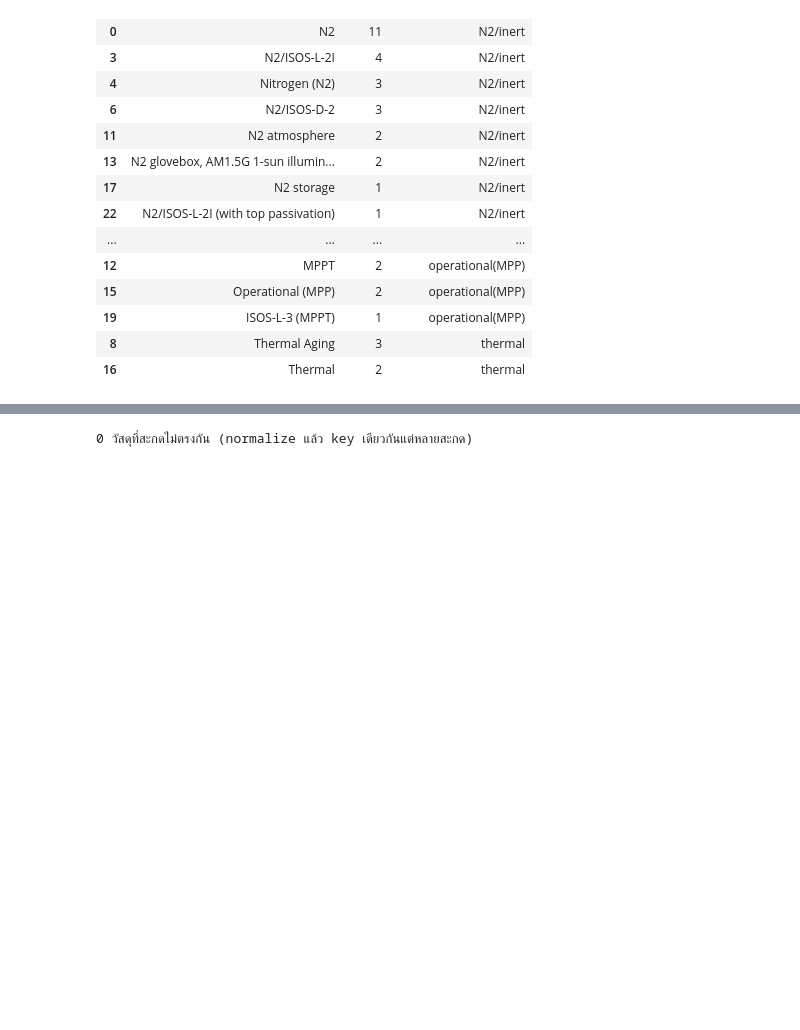
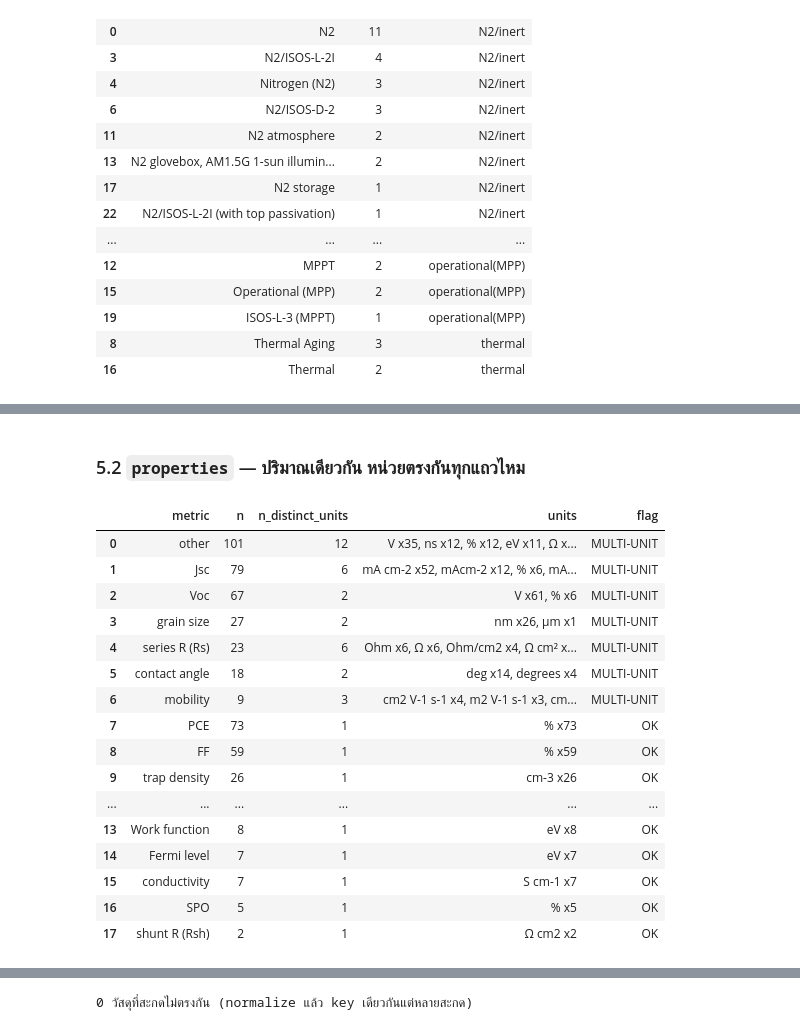
Before and after one commit to NiOx-based-Perovskite-Solar-Cell/Perovskite-Research, a Jupyter notebook: notebooks/column_audit.ipynb, the cells around one changed output, grey strips where cells are left out. Cells and saved outputs as stored; diff of their text form; code cells hidden in the pictures; blank space fills up the shorter version.

```diff
--- a/notebooks/column_audit.ipynb
+++ b/notebooks/column_audit.ipynb
@@ -547,0 +586,47 @@ edf.sort_values(["atmosphere","count"], ascending=[True,False])
+# %% [markdown]
+### 5.2 `properties` — ปริมาณเดียวกัน หน่วยตรงกันทุกแถวไหม
+# %%
+def metric_of(name):
+    n = str(name).lower()
+    for k,b in [("pce","PCE"),("voc","Voc"),("jsc","Jsc"),("ff","FF"),
+                ("band","bandgap"),("vbm","VBM"),("fermi","Fermi level"),
+                ("work function","Work function"),("mobility","mobility"),
+                ("trap","trap density"),("grain","grain size"),
+                ("contact angle","contact angle"),("rms","roughness RMS"),
+                ("conductivity","conductivity"),("lifetime","carrier lifetime"),
+                ("eqe","EQE"),("spo","SPO")]:
+        if k in n: return b
+    if re.search(r"\brs\b", n) or "series resist" in n: return "series R (Rs)"
+    if "rsh" in n or "shunt" in n: return "shunt R (Rsh)"
+    return "other"
+
+pp = t["properties"].copy()
+pp["metric"] = pp["property"].map(metric_of)
+pp["u"] = pp["unit"].astype(str).str.strip()
+rows = []
+for m, grp in pp.dropna(subset=["unit"]).groupby("metric"):
+    uv = grp["u"].value_counts()
+    rows.append({"metric":m,"n":int(uv.sum()),"n_distinct_units":int(uv.size),
+                 "units":", ".join(f"{u} x{c}" for u,c in uv.items()),
+                 "flag":"MULTI-UNIT" if uv.size>1 else "OK"})
+prop_unit_consistency = (pd.DataFrame(rows)
+    .sort_values(["flag","n"], ascending=[True,False]).reset_index(drop=True))
+prop_unit_consistency
+# %% [output]
+|  | metric | n | n_distinct_units | units | flag |
+| 0 | other | 101 | 12 | V x35, ns x12, % x12, eV x11, Ω x... | MULTI-UNIT |
+| 1 | Jsc | 79 | 6 | mA cm-2 x52, mAcm-2 x12, % x6, mA... | MULTI-UNIT |
+| 2 | Voc | 67 | 2 | V x61, % x6 | MULTI-UNIT |
+| 3 | grain size | 27 | 2 | nm x26, μm x1 | MULTI-UNIT |
+| 4 | series R (Rs) | 23 | 6 | Ohm x6, Ω x6, Ohm/cm2 x4, Ω cm² x... | MULTI-UNIT |
+| 5 | contact angle | 18 | 2 | deg x14, degrees x4 | MULTI-UNIT |
+| 6 | mobility | 9 | 3 | cm2 V-1 s-1 x4, m2 V-1 s-1 x3, cm... | MULTI-UNIT |
+| 7 | PCE | 73 | 1 | % x73 | OK |
+| 8 | FF | 59 | 1 | % x59 | OK |
+| 9 | trap density | 26 | 1 | cm-3 x26 | OK |
+| ... | ... | ... | ... | ... | ... |
+| 13 | Work function | 8 | 1 | eV x8 | OK |
+| 14 | Fermi level | 7 | 1 | eV x7 | OK |
+| 15 | conductivity | 7 | 1 | S cm-1 x7 | OK |
+| 16 | SPO | 5 | 1 | % x5 | OK |
+| 17 | shunt R (Rsh) | 2 | 1 | Ω cm2 x2 | OK |
```
Also changed, not shown: parts of 11 cells of this notebook, 3 other files.
